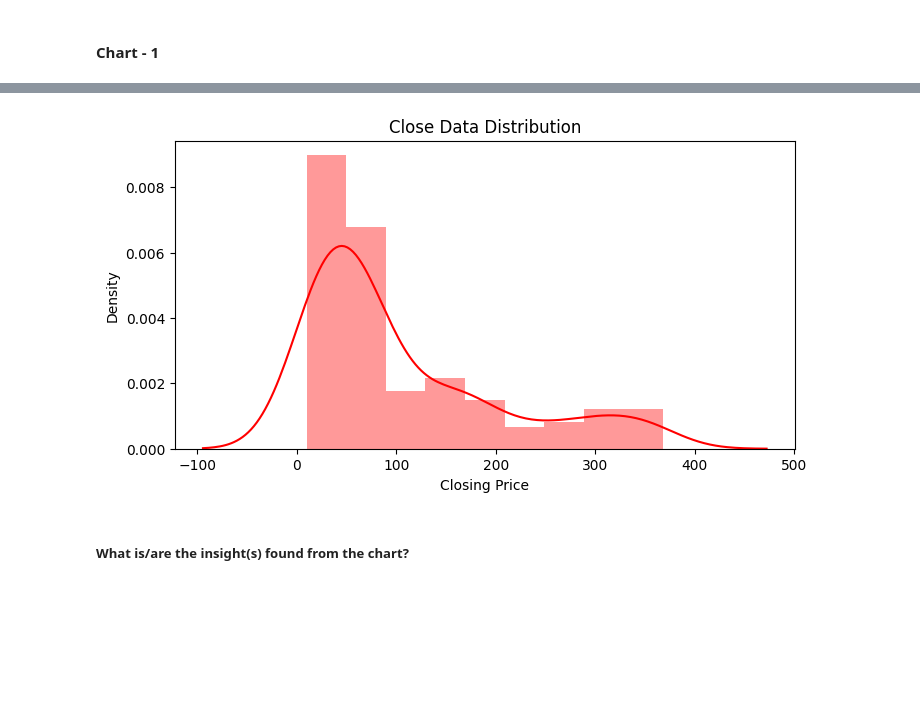
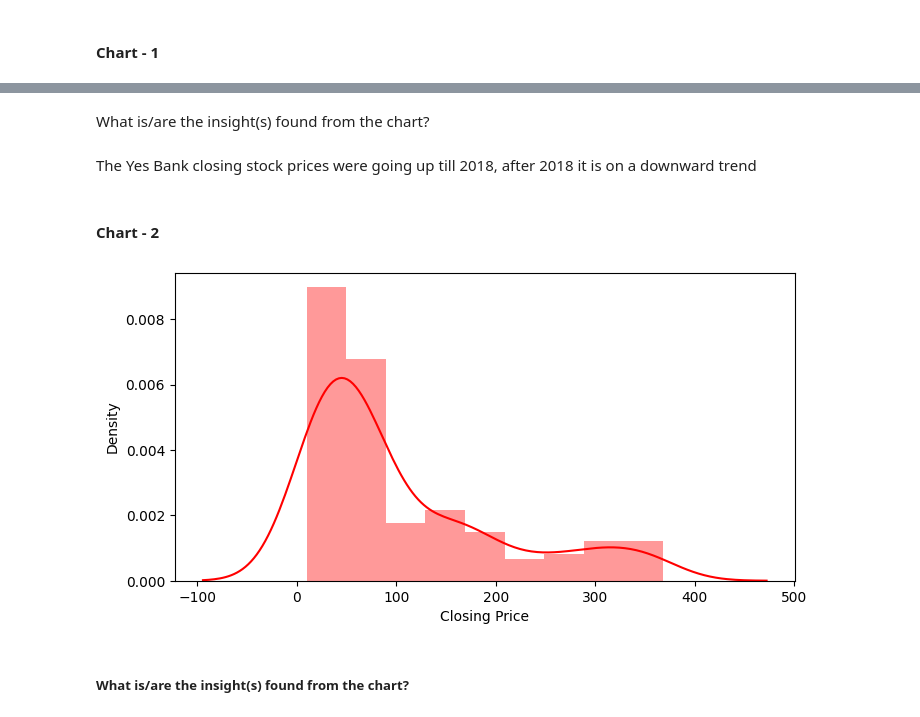
Before and after one commit to Devyani273/Regression---Yes-Bank-Stock-Closing-Price-Prediction, a Jupyter notebook: Yes_Bank_Stock_Closing_Price_Prediction.ipynb, the cells around one changed output, grey strips where cells are left out. Saved outputs shown, nothing was run; the diff lists cells and outputs as text; code cells hidden in the pictures; blank space fills up the shorter version.

```diff
--- a/Yes_Bank_Stock_Closing_Price_Prediction.ipynb
+++ b/Yes_Bank_Stock_Closing_Price_Prediction.ipynb
@@ -234,12 +250,18 @@ Name: Date, dtype: datetime64[ns]
+# %% [markdown]
+What is/are the insight(s) found from the chart?
+# %% [markdown]
+The Yes Bank closing stock prices were going up till 2018, after 2018 it is on a downward trend
+# %% [markdown]
+#### Chart - 2
 # %%
 # Dependent variable 'Closing price'
 plt.figure(figsize=(8,4))
-sns.distplot(df['Close'],color ='r')
-plt.title('Close Data Distribution')
+var = df['Close']
+sns.distplot(var,color ='r')
 plt.xlabel('Closing Price')
 plt.show()
 # %% [output]
-[figure, old version]
+[figure, new version]
 # %% [markdown]
 #####  What is/are the insight(s) found from the chart?
 # %% [markdown]
```
Also changed, not shown: parts of 35 cells of this notebook.
